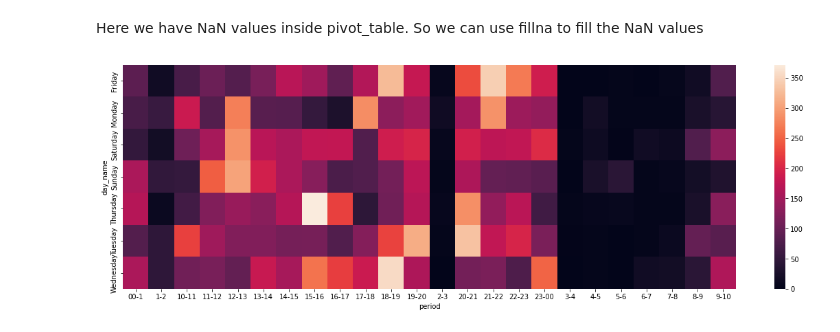
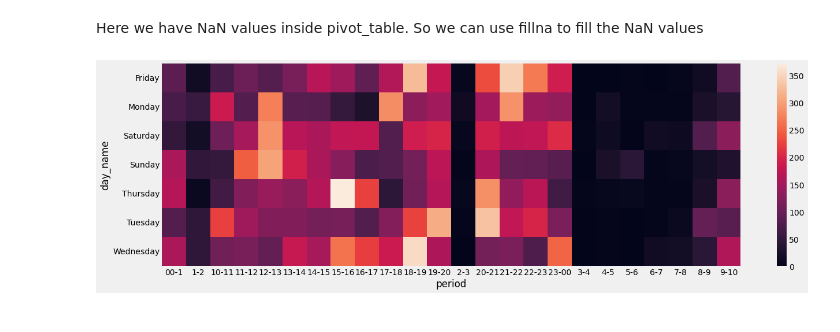
Before and after one commit to zeeshan-arif/analyze-chat, a Jupyter notebook: Chat Analysis.ipynb, the cells around one changed output. Saved outputs shown, nothing was run; the diff lists cells and outputs as text; code cells hidden in the pictures.

```diff
--- a/Chat Analysis.ipynb
+++ b/Chat Analysis.ipynb
@@ -176,6 +176,8 @@ Name: users, dtype: int64
 # %%
 import matplotlib.pyplot as plt
 %matplotlib inline
+# %%
+plt.style.use("fivethirtyeight")
 # %%
 x = df["users"].value_counts().head()
 # %%
@@ -450,8 +466,7 @@ Here we have NaN values inside pivot_table. So we can use fillna to fill the NaN
 # %%
 import seaborn as sns
 plt.figure(figsize=(20,6))
 sns.heatmap(df.pivot_table(index='day_name', columns='period', values='messages', aggfunc='count').fillna(0))
-plt.yticks(rotation="vertical")
 plt.show()
 # %% [output]
-[figure, old version]
+[figure, new version]
```
Also changed, not shown: parts of 5 cells of this notebook, 2 other files.
